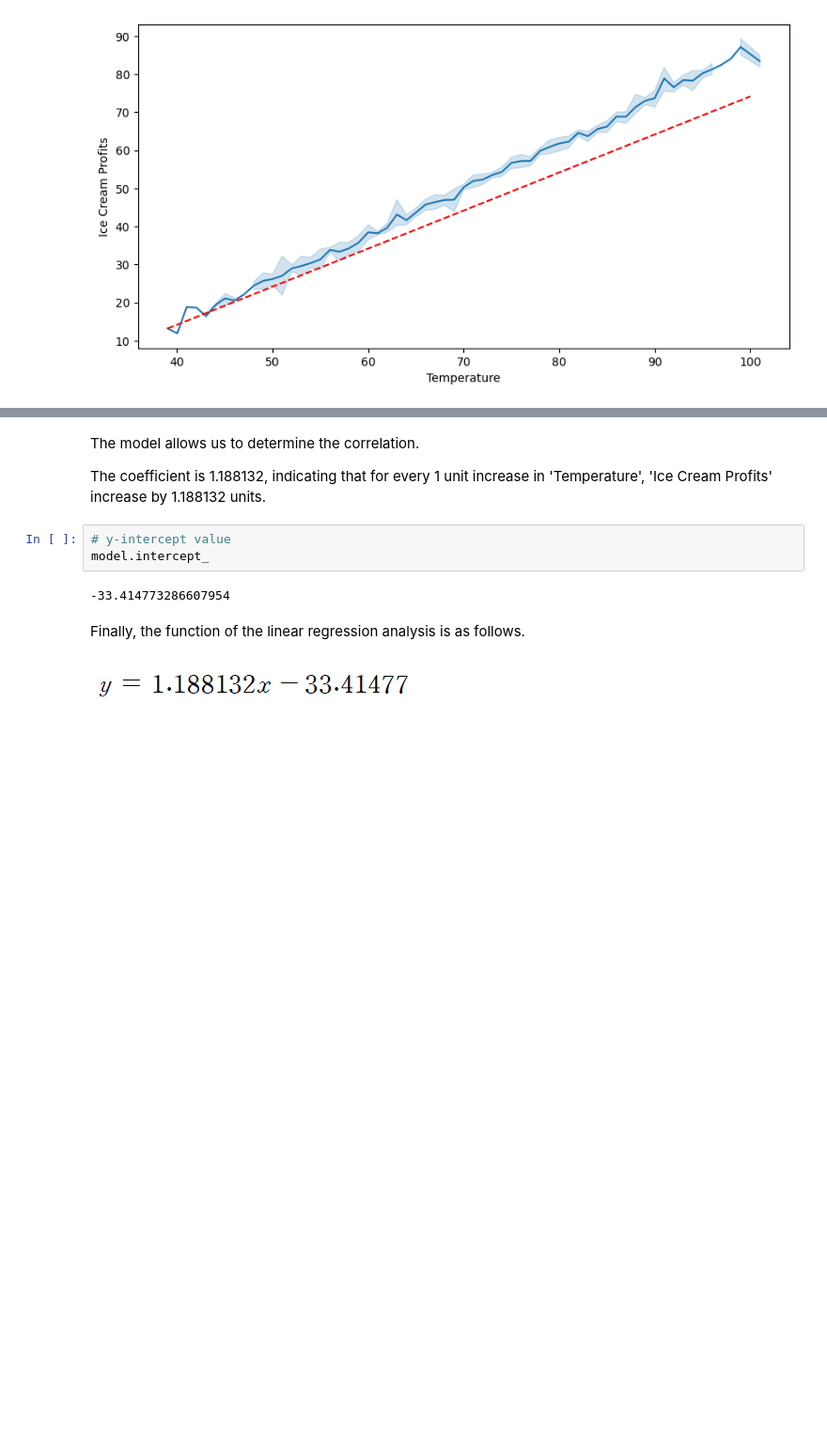
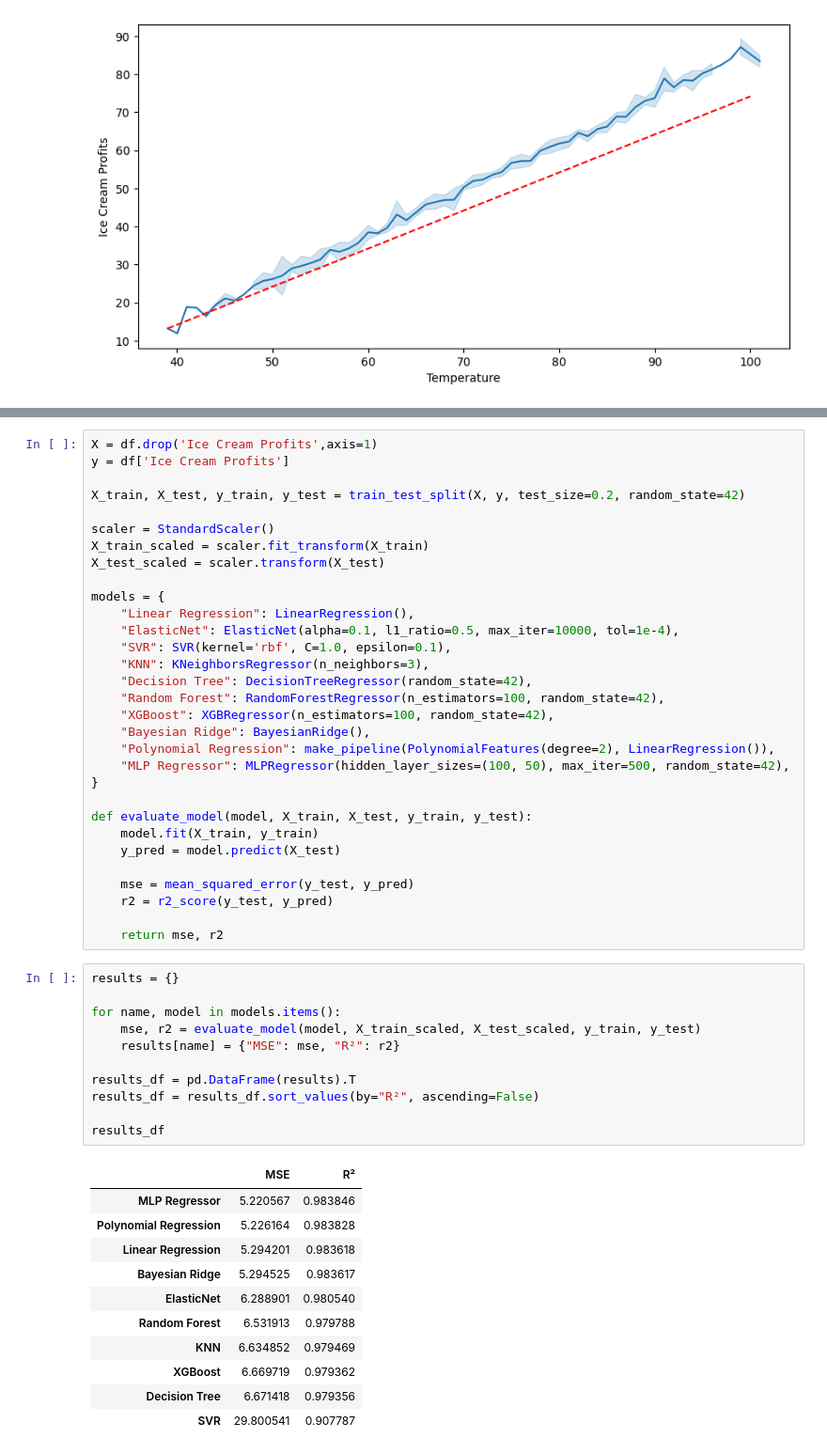
Before and after one commit to lko9911/Kaggle, a Jupyter notebook: Data Analytics/linear-regression-of-ice-cream-sales.ipynb, the cells around one changed output, grey strips where cells are left out. Shown at 94% size. Cells and saved outputs as stored; diff of their text form; blank space fills up the shorter version.

```diff
--- a/Data Analytics/linear-regression-of-ice-cream-sales.ipynb
+++ b/Data Analytics/linear-regression-of-ice-cream-sales.ipynb
@@ -148,13 +98,54 @@ dtype: float64
-# %% [markdown]
-The model allows us to determine the correlation.
-
-The coefficient is 1.188132, indicating that for every 1 unit increase in 'Temperature', 'Ice Cream Profits' increase by 1.188132 units.
-# %%
-# y-intercept value
-model.intercept_
-# %% [output]
--33.414773286607954
-# %% [markdown]
-Finally, the function of the linear regression analysis is as follows.
-# %% [markdown]
-![스크린샷 2024-02-26 174601.png](attachment:a4dd4d40-01ca-4f64-94c4-3a7328ee8d5f.png)
+# %%
+X = df.drop('Ice Cream Profits',axis=1)
+y = df['Ice Cream Profits']
+
+X_train, X_test, y_train, y_test = train_test_split(X, y, test_size=0.2, random_state=42)
+
+scaler = StandardScaler()
+X_train_scaled = scaler.fit_transform(X_train)
+X_test_scaled = scaler.transform(X_test)
+
+models = {
+    "Linear Regression": LinearRegression(),
+    "ElasticNet": ElasticNet(alpha=0.1, l1_ratio=0.5, max_iter=10000, tol=1e-4),
+    "SVR": SVR(kernel='rbf', C=1.0, epsilon=0.1),
+    "KNN": KNeighborsRegressor(n_neighbors=3),
+    "Decision Tree": DecisionTreeRegressor(random_state=42),
+    "Random Forest": RandomForestRegressor(n_estimators=100, random_state=42),
+    "XGBoost": XGBRegressor(n_estimators=100, random_state=42),
+    "Bayesian Ridge": BayesianRidge(),
+    "Polynomial Regression": make_pipeline(PolynomialFeatures(degree=2), LinearRegression()),
+    "MLP Regressor": MLPRegressor(hidden_layer_sizes=(100, 50), max_iter=500, random_state=42),
+}
+
+def evaluate_model(model, X_train, X_test, y_train, y_test):
+    model.fit(X_train, y_train)
+    y_pred = model.predict(X_test)
+
+    mse = mean_squared_error(y_test, y_pred)
+    r2 = r2_score(y_test, y_pred)
+
+    return mse, r2
+# %%
+results = {}
+
+for name, model in models.items():
+    mse, r2 = evaluate_model(model, X_train_scaled, X_test_scaled, y_train, y_test)
+    results[name] = {"MSE": mse, "R²": r2}
+
+results_df = pd.DataFrame(results).T
+results_df = results_df.sort_values(by="R²", ascending=False)
+
+results_df
+# %% [output]
+|  | MSE | R² |
+| MLP Regressor | 5.220567 | 0.983846 |
+| Polynomial Regression | 5.226164 | 0.983828 |
+| Linear Regression | 5.294201 | 0.983618 |
+| Bayesian Ridge | 5.294525 | 0.983617 |
+| ElasticNet | 6.288901 | 0.980540 |
+| Random Forest | 6.531913 | 0.979788 |
+| KNN | 6.634852 | 0.979469 |
+| XGBoost | 6.669719 | 0.979362 |
+| Decision Tree | 6.671418 | 0.979356 |
+| SVR | 29.800541 | 0.907787 |
```
Also changed, not shown: parts of 25 cells of this notebook.
